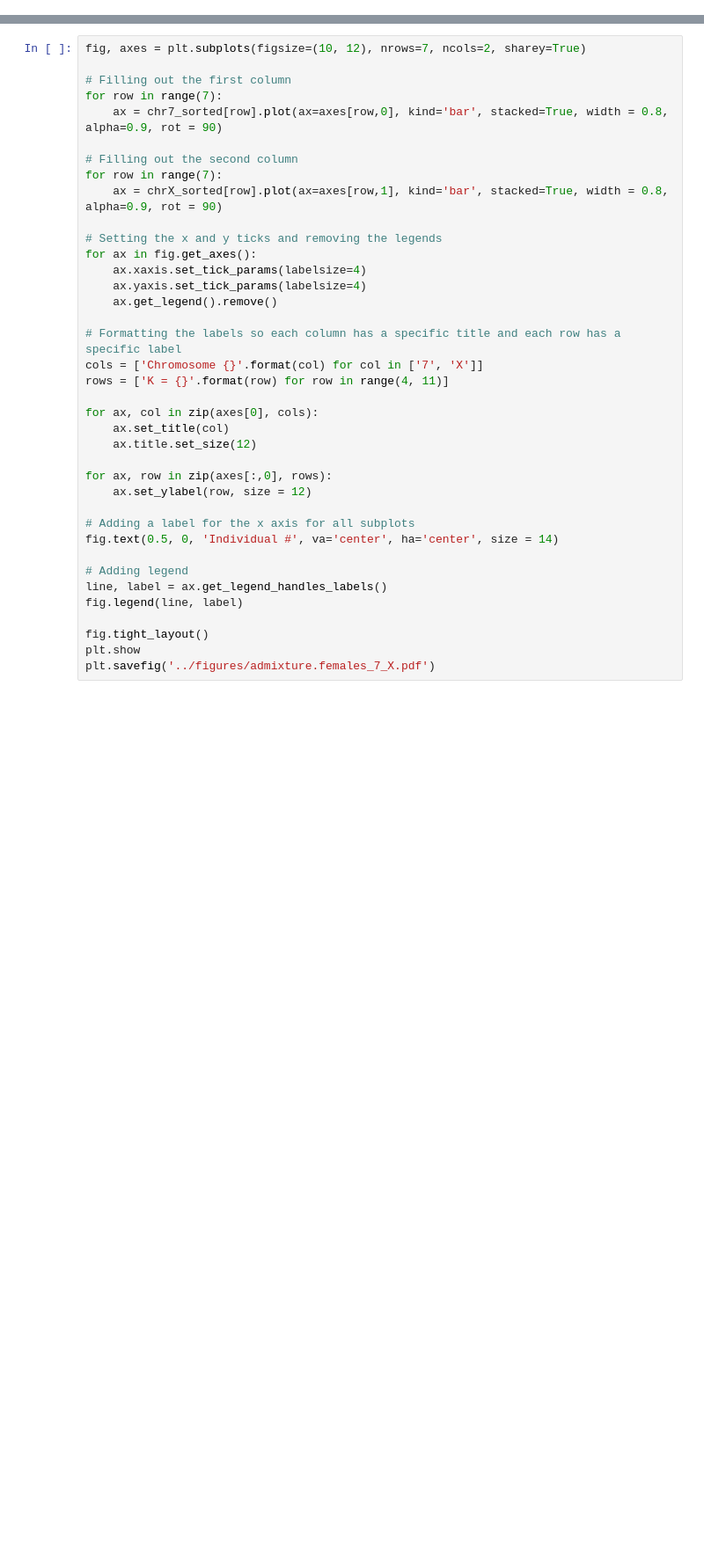
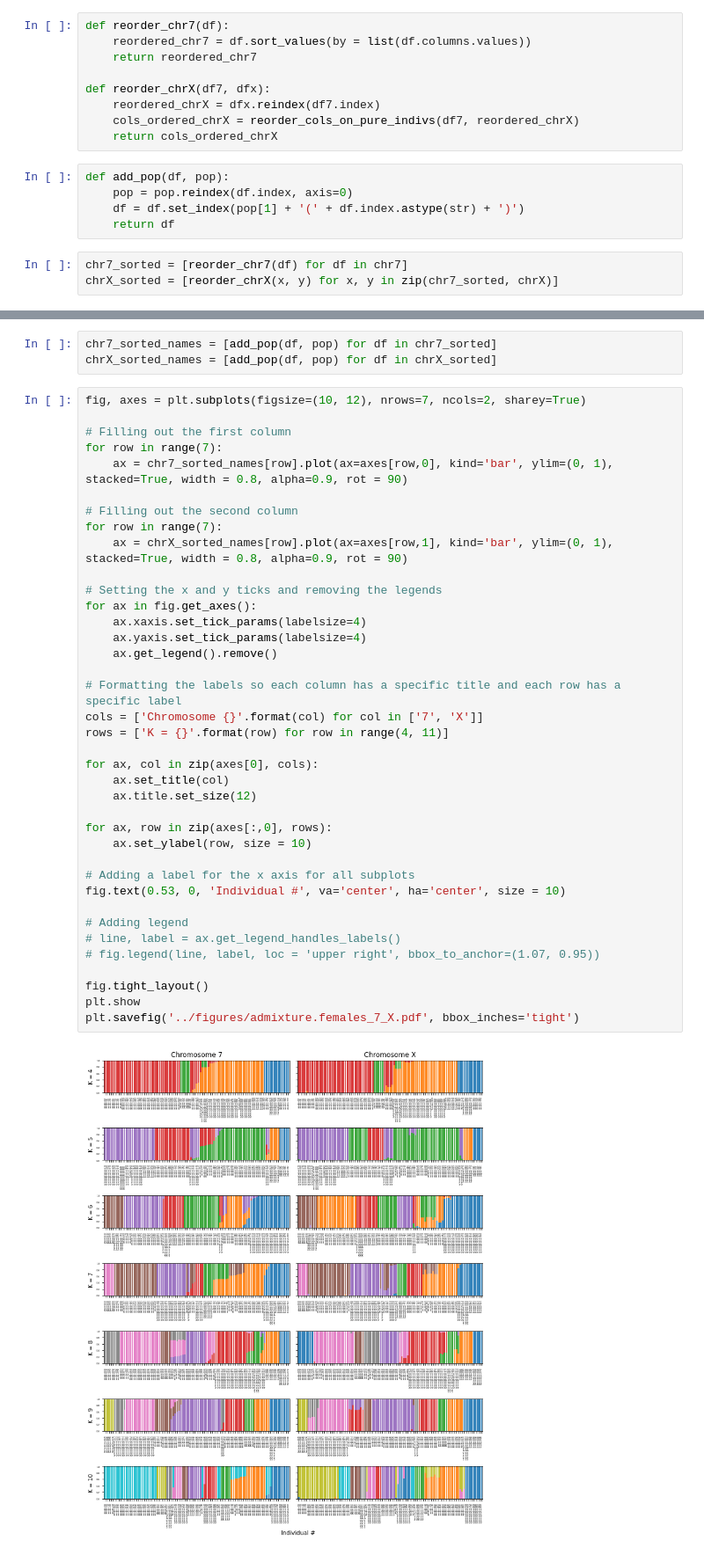
Before and after one commit to janneengestoft/birc-project, a Jupyter notebook: notebooks/admixture.ipynb, the cells around one changed output, grey strips where cells are left out. Shown at 88% size. Saved outputs shown, nothing was run; the diff lists cells and outputs as text; blank space fills up the shorter version.

```diff
--- a/notebooks/admixture.ipynb
+++ b/notebooks/admixture.ipynb
@@ -70,0 +89,17 @@ orderedX
+# %%
+def reorder_chr7(df):
+    reordered_chr7 = df.sort_values(by = list(df.columns.values))
+    return reordered_chr7
+
+def reorder_chrX(df7, dfx):
+    reordered_chrX = dfx.reindex(df7.index)
+    cols_ordered_chrX = reorder_cols_on_pure_indivs(df7, reordered_chrX)
+    return cols_ordered_chrX
+# %%
+def add_pop(df, pop):
+    pop = pop.reindex(df.index, axis=0)
+    df = df.set_index(pop[1] + '(' + df.index.astype(str) + ')')
+    return df
+# %%
+chr7_sorted = [reorder_chr7(df) for df in chr7]
+chrX_sorted = [reorder_chrX(x, y) for x, y in zip(chr7_sorted, chrX)]
@@ -71,38 +108,43 @@ orderedX
+# %%
+chr7_sorted_names = [add_pop(df, pop) for df in chr7_sorted]
+chrX_sorted_names = [add_pop(df, pop) for df in chrX_sorted]
 # %%
 fig, axes = plt.subplots(figsize=(10, 12), nrows=7, ncols=2, sharey=True)
 
 # Filling out the first column
 for row in range(7):
-    ax = chr7_sorted[row].plot(ax=axes[row,0], kind='bar', stacked=True, width = 0.8, alpha=0.9, rot = 90)
+    ax = chr7_sorted_names[row].plot(ax=axes[row,0], kind='bar', ylim=(0, 1), stacked=True, width = 0.8, alpha=0.9, rot = 90)
 
 # Filling out the second column
 for row in range(7):
-    ax = chrX_sorted[row].plot(ax=axes[row,1], kind='bar', stacked=True, width = 0.8, alpha=0.9, rot = 90)
+    ax = chrX_sorted_names[row].plot(ax=axes[row,1], kind='bar', ylim=(0, 1), stacked=True, width = 0.8, alpha=0.9, rot = 90)
 
 # Setting the x and y ticks and removing the legends
 for ax in fig.get_axes():
     ax.xaxis.set_tick_params(labelsize=4)
     ax.yaxis.set_tick_params(labelsize=4)
     ax.get_legend().remove()
 
 # Formatting the labels so each column has a specific title and each row has a specific label
 cols = ['Chromosome {}'.format(col) for col in ['7', 'X']]
 rows = ['K = {}'.format(row) for row in range(4, 11)]
 
 for ax, col in zip(axes[0], cols):
     ax.set_title(col)
     ax.title.set_size(12)
 
 for ax, row in zip(axes[:,0], rows):
-    ax.set_ylabel(row, size = 12)
+    ax.set_ylabel(row, size = 10)
 
 # Adding a label for the x axis for all subplots
-fig.text(0.5, 0, 'Individual #', va='center', ha='center', size = 14)
+fig.text(0.53, 0, 'Individual #', va='center', ha='center', size = 10)
 
 # Adding legend
-line, label = ax.get_legend_handles_labels()
-fig.legend(line, label)
+# line, label = ax.get_legend_handles_labels()
+# fig.legend(line, label, loc = 'upper right', bbox_to_anchor=(1.07, 0.95))
 
 fig.tight_layout()
 plt.show
-plt.savefig('../figures/admixture.females_7_X.pdf')
+plt.savefig('../figures/admixture.females_7_X.pdf', bbox_inches='tight')
+# %% [output]
+[figure, added]
```
Also changed, not shown: parts of 14 cells of this notebook, 2 other files.
